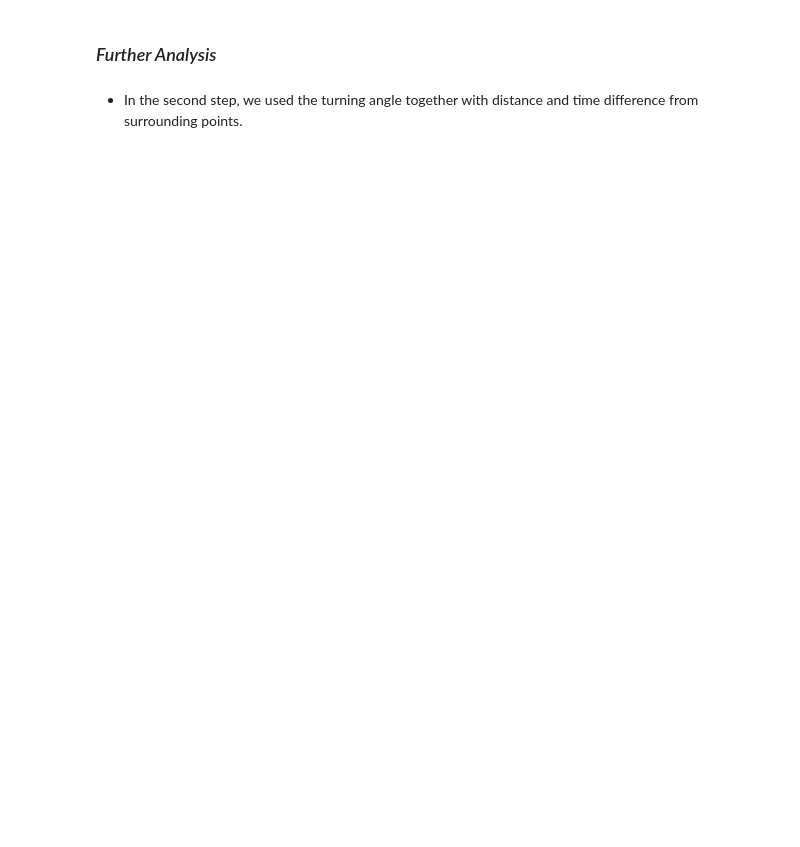
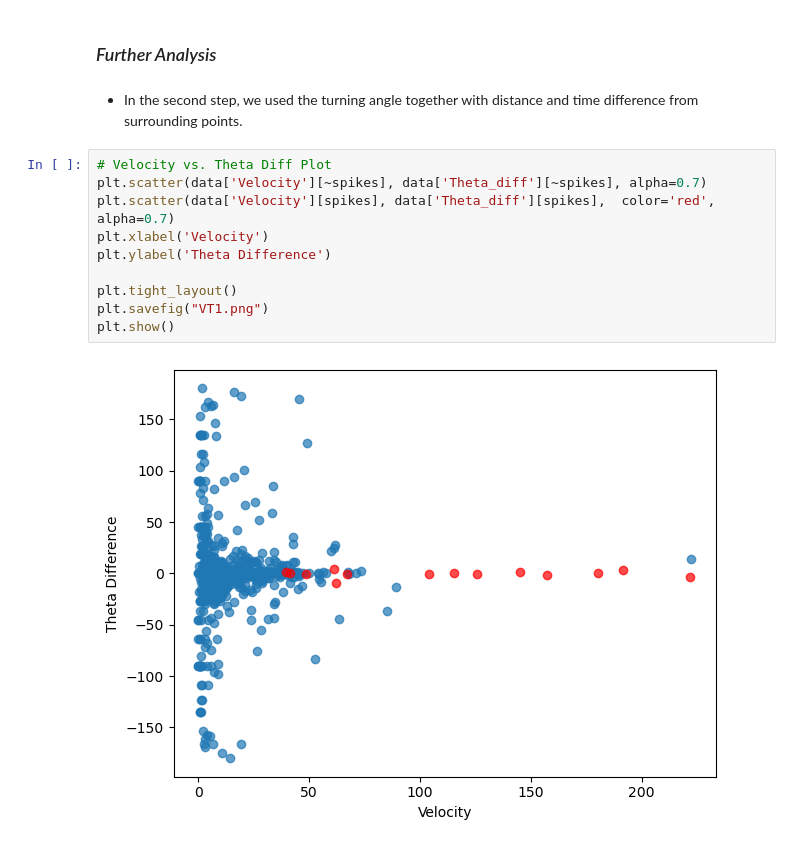
Before and after one commit to Sajad-Sharhani/Computational-Science-Project-Course, a Jupyter notebook: SpikyCow.ipynb, the cells around one changed output. Drawn from its saved outputs; the diff is of its cells as text; blank space fills up the shorter version.

```diff
--- a/SpikyCow.ipynb
+++ b/SpikyCow.ipynb
@@ -364,4 +376,16 @@ memory reduction 77.29 MB
 ### _Further Analysis_
 # %% [markdown]
 - In the second step, we used the turning angle together with distance and time difference from surrounding points.
+# %%
+# Velocity vs. Theta Diff Plot
+plt.scatter(data['Velocity'][~spikes], data['Theta_diff'][~spikes], alpha=0.7)
+plt.scatter(data['Velocity'][spikes], data['Theta_diff'][spikes],  color='red', alpha=0.7)
+plt.xlabel('Velocity')
+plt.ylabel('Theta Difference')
+
+plt.tight_layout()
+plt.savefig("VT1.png")
+plt.show()
+# %% [output]
+[figure, added]
 # %%
```
Also changed, not shown: parts of 16 cells of this notebook, 1 other file.
